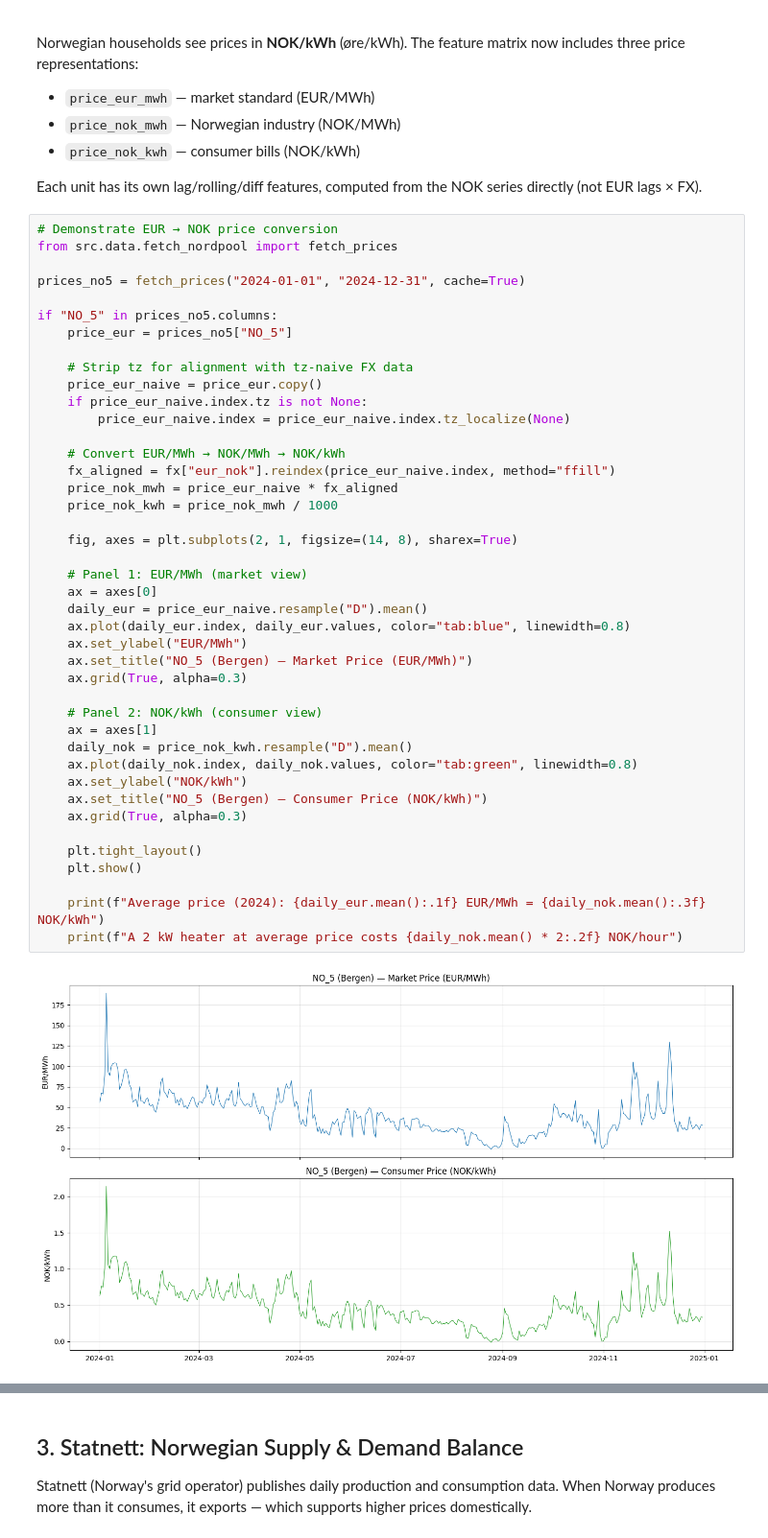
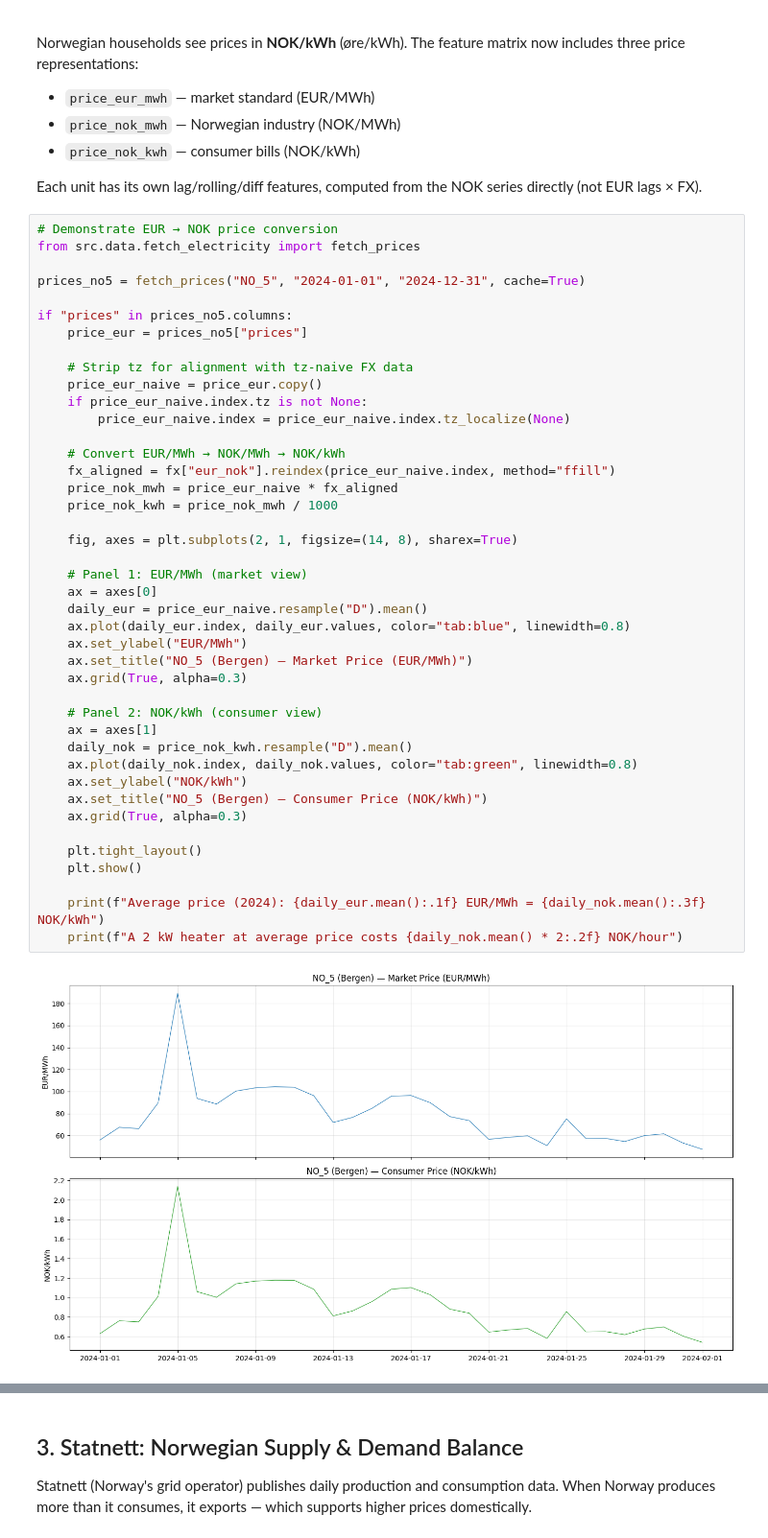
Before and after one commit to Aleksandersenmartin/electricity_forecast, a Jupyter notebook: notebooks/03_market_features.ipynb, the cells around one changed output, grey strips where cells are left out. Shown at 96% size. Saved outputs shown, nothing was run; the diff lists cells and outputs as text.

```diff
--- a/notebooks/03_market_features.ipynb
+++ b/notebooks/03_market_features.ipynb
@@ -183,12 +183,12 @@ Norwegian households see prices in **NOK/kWh** (øre/kWh). The feature matrix no
 Each unit has its own lag/rolling/diff features, computed from the NOK series directly (not EUR lags × FX).
 # %%
 # Demonstrate EUR → NOK price conversion
-from src.data.fetch_nordpool import fetch_prices
+from src.data.fetch_electricity import fetch_prices
 
-prices_no5 = fetch_prices("2024-01-01", "2024-12-31", cache=True)
+prices_no5 = fetch_prices("NO_5", "2024-01-01", "2024-12-31", cache=True)
 
-if "NO_5" in prices_no5.columns:
-    price_eur = prices_no5["NO_5"]
+if "prices" in prices_no5.columns:
+    price_eur = prices_no5["prices"]
 
     # Strip tz for alignment with tz-naive FX data
     price_eur_naive = price_eur.copy()
@@ -197,31 +197,31 @@ if "NO_5" in prices_no5.columns:
 
     # Convert EUR/MWh → NOK/MWh → NOK/kWh
     fx_aligned = fx["eur_nok"].reindex(price_eur_naive.index, method="ffill")
     price_nok_mwh = price_eur_naive * fx_aligned
     price_nok_kwh = price_nok_mwh / 1000
 
     fig, axes = plt.subplots(2, 1, figsize=(14, 8), sharex=True)
 
     # Panel 1: EUR/MWh (market view)
     ax = axes[0]
     daily_eur = price_eur_naive.resample("D").mean()
     ax.plot(daily_eur.index, daily_eur.values, color="tab:blue", linewidth=0.8)
     ax.set_ylabel("EUR/MWh")
     ax.set_title("NO_5 (Bergen) — Market Price (EUR/MWh)")
     ax.grid(True, alpha=0.3)
 
     # Panel 2: NOK/kWh (consumer view)
     ax = axes[1]
     daily_nok = price_nok_kwh.resample("D").mean()
     ax.plot(daily_nok.index, daily_nok.values, color="tab:green", linewidth=0.8)
     ax.set_ylabel("NOK/kWh")
     ax.set_title("NO_5 (Bergen) — Consumer Price (NOK/kWh)")
     ax.grid(True, alpha=0.3)
 
     plt.tight_layout()
     plt.show()
 
     print(f"Average price (2024): {daily_eur.mean():.1f} EUR/MWh = {daily_nok.mean():.3f} NOK/kWh")
     print(f"A 2 kW heater at average price costs {daily_nok.mean() * 2:.2f} NOK/hour")
 # %% [output]
-[figure, old version]
+[figure, new version]
```
Also changed, not shown: parts of 12 cells of this notebook, 25 other files.
